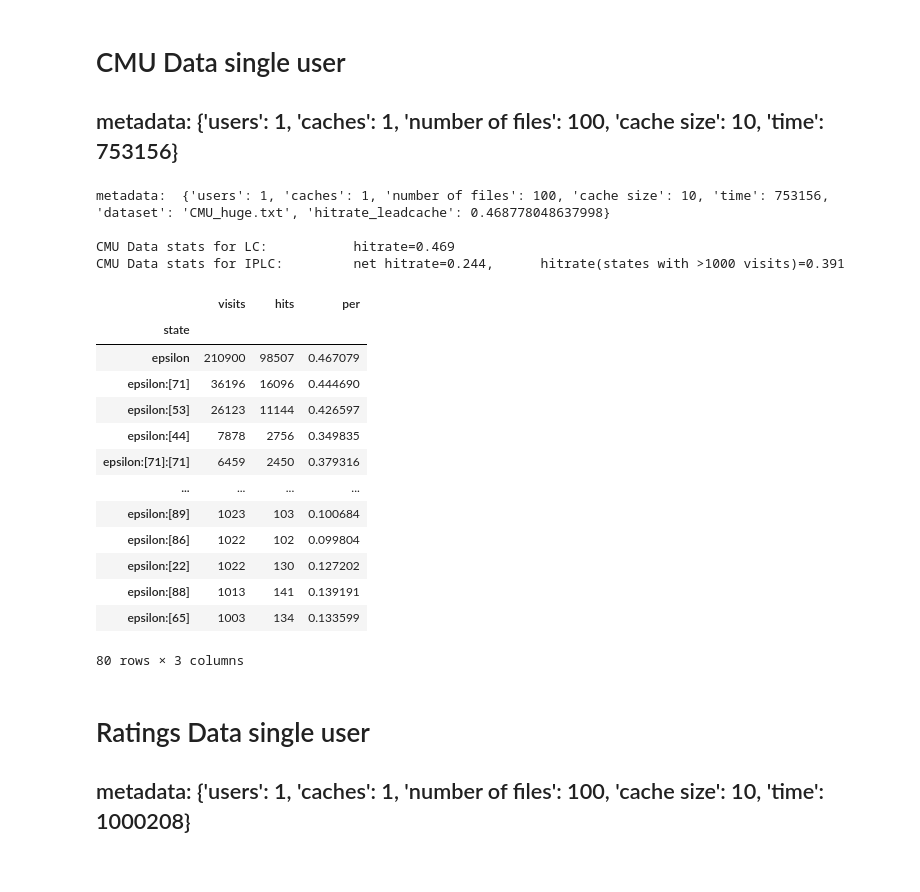
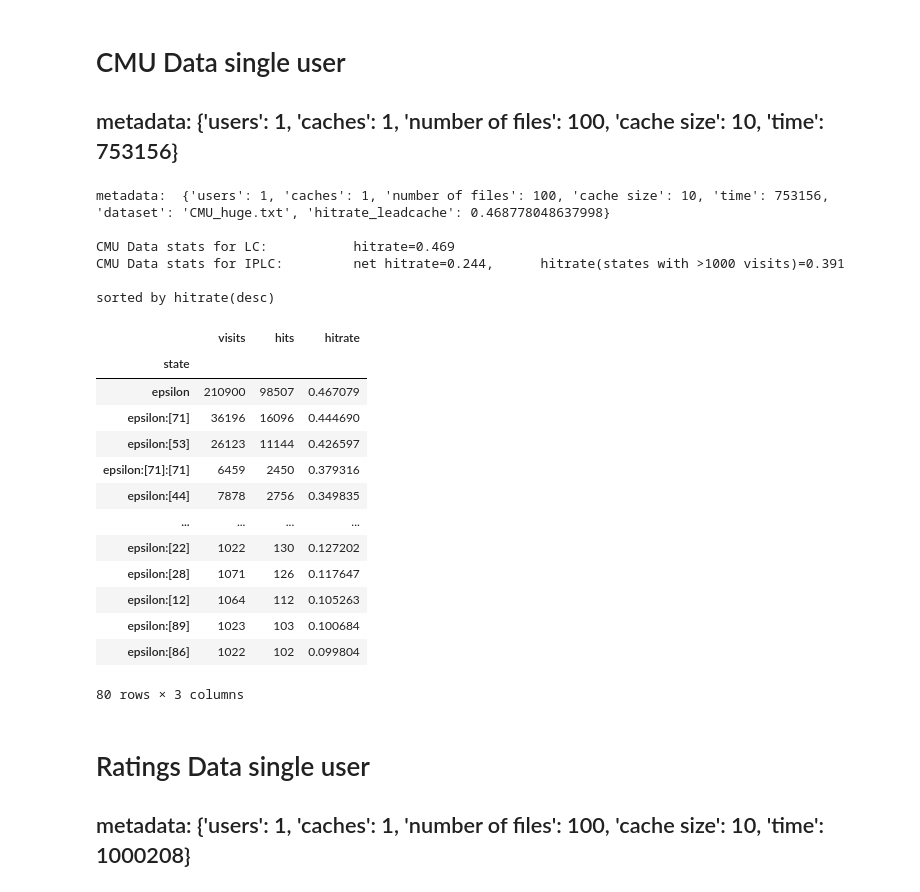
Before and after one commit to AtivJoshi/UniversalCaching, a Jupyter notebook: results.ipynb, the cells around one changed output. Drawn from its saved outputs; the diff is of its cells as text; code cells hidden in the pictures.

```diff
--- a/results.ipynb
+++ b/results.ipynb
@@ -6,31 +6,36 @@ import pandas as pd
 # %%
 folder_path=""
 with pd.HDFStore(folder_path+'data/cmu_data_full.h5') as storage:
   df=storage['df']
   metadata=storage.get_storer('df').attrs.metadata
 print('metadata: ',metadata)
 print(f'\nCMU Data stats for LC: \t\t hitrate={0.468778048637998:.03f}')
 print(f'CMU Data stats for IPLC: \t net hitrate={0.2443013134065187:0.3f}, \t hitrate(states with >1000 visits)={0.39071790981080184:0.3f}')
 df.drop(df[df['visits']<1000].index,inplace=True)
+df.sort_values(by='per',ascending=False,inplace=True)
+df.rename({'per':'hitrate'},inplace=True,axis=1)
+print('\nsorted by hitrate(desc)')
 df
 # %% [output]
 metadata:  {'users': 1, 'caches': 1, 'number of files': 100, 'cache size': 10, 'time': 753156, 'dataset': 'CMU_huge.txt', 'hitrate_leadcache': 0.468778048637998}
 
 CMU Data stats for LC:           hitrate=0.469
 CMU Data stats for IPLC:         net hitrate=0.244,      hitrate(states with >1000 visits)=0.391
+
+sorted by hitrate(desc)
-|  | visits | hits | per |
+|  | visits | hits | hitrate |
 | state |  |  |  |
 | epsilon | 210900 | 98507 | 0.467079 |
 | epsilon:[71] | 36196 | 16096 | 0.444690 |
 | epsilon:[53] | 26123 | 11144 | 0.426597 |
+| epsilon:[71]:[71] | 6459 | 2450 | 0.379316 |
 | epsilon:[44] | 7878 | 2756 | 0.349835 |
-| epsilon:[71]:[71] | 6459 | 2450 | 0.379316 |
 | ... | ... | ... | ... |
+| epsilon:[22] | 1022 | 130 | 0.127202 |
+| epsilon:[28] | 1071 | 126 | 0.117647 |
+| epsilon:[12] | 1064 | 112 | 0.105263 |
 | epsilon:[89] | 1023 | 103 | 0.100684 |
 | epsilon:[86] | 1022 | 102 | 0.099804 |
-| epsilon:[22] | 1022 | 130 | 0.127202 |
-| epsilon:[88] | 1013 | 141 | 0.139191 |
-| epsilon:[65] | 1003 | 134 | 0.133599 |
 80 rows × 3 columns
 # %% [markdown]
 # Ratings Data single user
```
Also changed, not shown: parts of 6 cells of this notebook.
